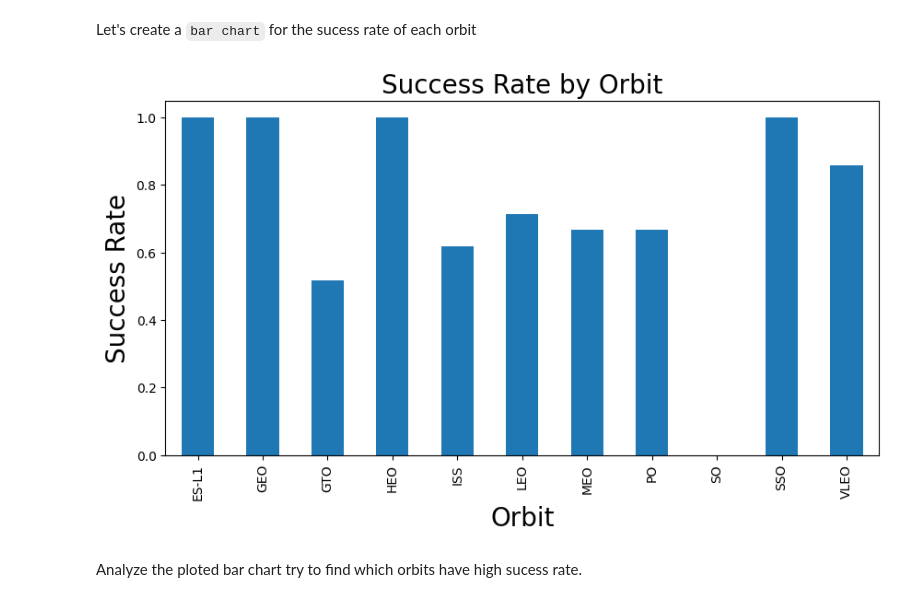
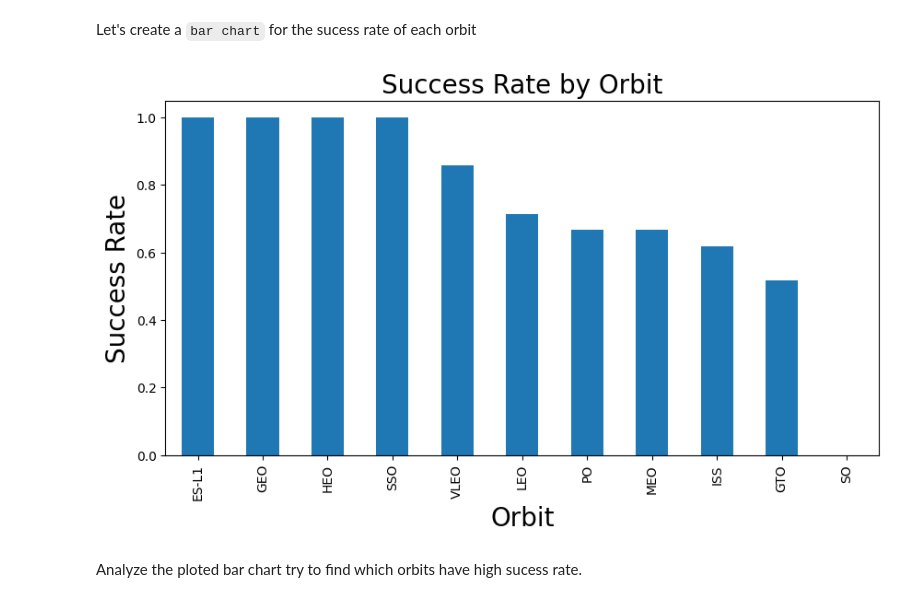
Before and after one commit to MatheusMessage/ds-capstone-coursera, a Jupyter notebook: jupyter-labs-eda-dataviz-v2.ipynb, the cells around one changed output. Drawn from its saved outputs; the diff is of its cells as text; code cells hidden in the pictures.

```diff
--- a/jupyter-labs-eda-dataviz-v2.ipynb
+++ b/jupyter-labs-eda-dataviz-v2.ipynb
@@ -120,13 +120,14 @@ Next, we want to visually check if there are any relationship between success ra
 Let's create a `bar chart` for the sucess rate of each orbit
 # %%
 # HINT use groupby method on Orbit column and get the mean of Class column
-df.groupby('Orbit')['Class'].mean().plot(kind='bar', figsize=(10, 5))
-plt.xlabel("Orbit",fontsize=20)
-plt.ylabel("Success Rate",fontsize=20)
+df.groupby('Orbit')['Class'].mean().sort_values(ascending=False).plot(kind='bar', figsize=(10, 5))
+plt.xlabel("Orbit", fontsize=20)
+plt.ylabel("Success Rate", fontsize=20)
 plt.title("Success Rate by Orbit", fontsize=20)
+
 plt.show()
 # %% [output]
-[figure, old version]
+[figure, new version]
 # %% [markdown]
 Analyze the ploted bar chart try to find which orbits have high sucess rate.
 # %% [markdown]
```
Also changed, not shown: 2 other files.
